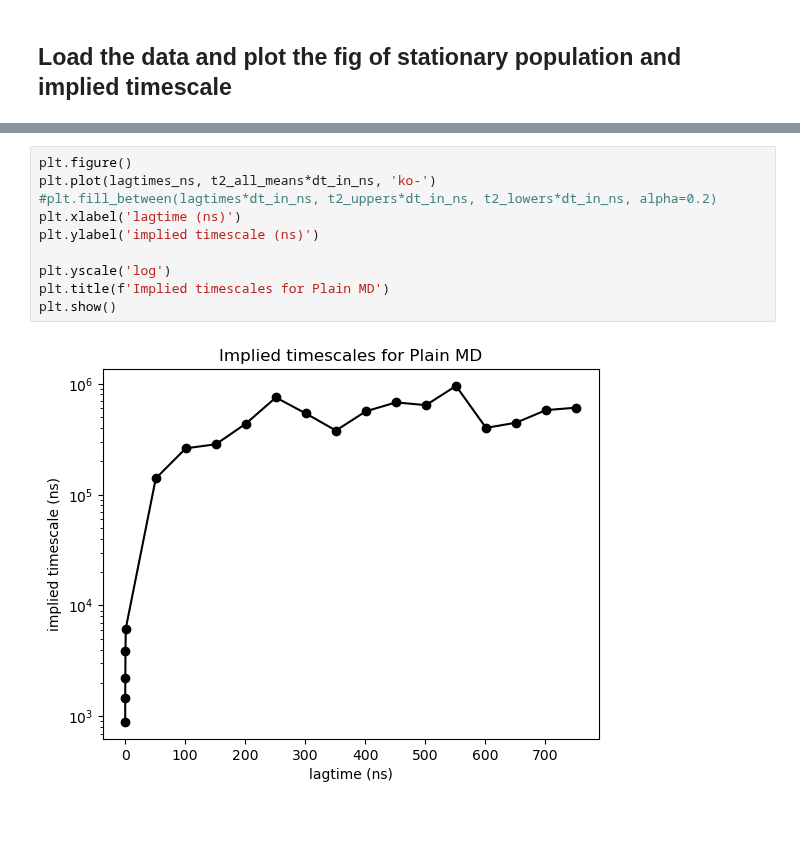
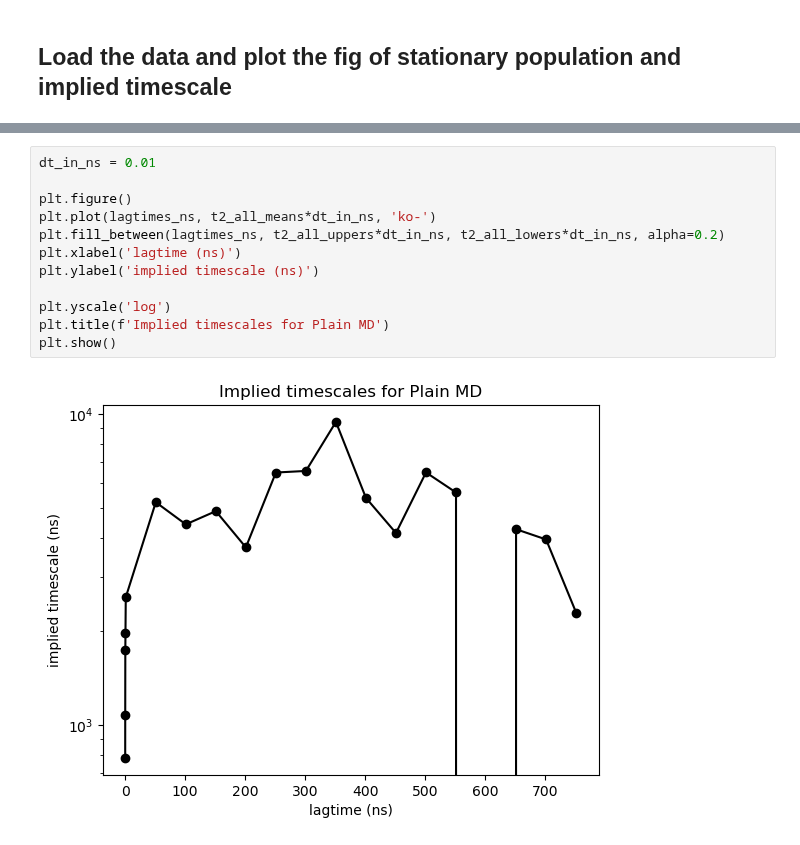
Before and after one commit to starwingc/peptoid_ESM, a Jupyter notebook: Plain_MD/analysis/transition_matrix.ipynb, the cells around one changed output, grey strips where cells are left out. Drawn from its saved outputs; the diff is of its cells as text.

```diff
--- a/Plain_MD/analysis/transition_matrix.ipynb
+++ b/Plain_MD/analysis/transition_matrix.ipynb
@@ -440,12 +442,14 @@ t2_mean
 # %%
+dt_in_ns = 0.01
+
 plt.figure()
 plt.plot(lagtimes_ns, t2_all_means*dt_in_ns, 'ko-')
-#plt.fill_between(lagtimes*dt_in_ns, t2_uppers*dt_in_ns, t2_lowers*dt_in_ns, alpha=0.2)
+plt.fill_between(lagtimes_ns, t2_all_uppers*dt_in_ns, t2_all_lowers*dt_in_ns, alpha=0.2)
 plt.xlabel('lagtime (ns)')
 plt.ylabel('implied timescale (ns)')
 
 plt.yscale('log')
 plt.title(f'Implied timescales for Plain MD')
 plt.show()
 # %% [output]
-[figure, old version]
+[figure, new version]
```
Also changed, not shown: parts of 4 cells of this notebook, 6 other files.
